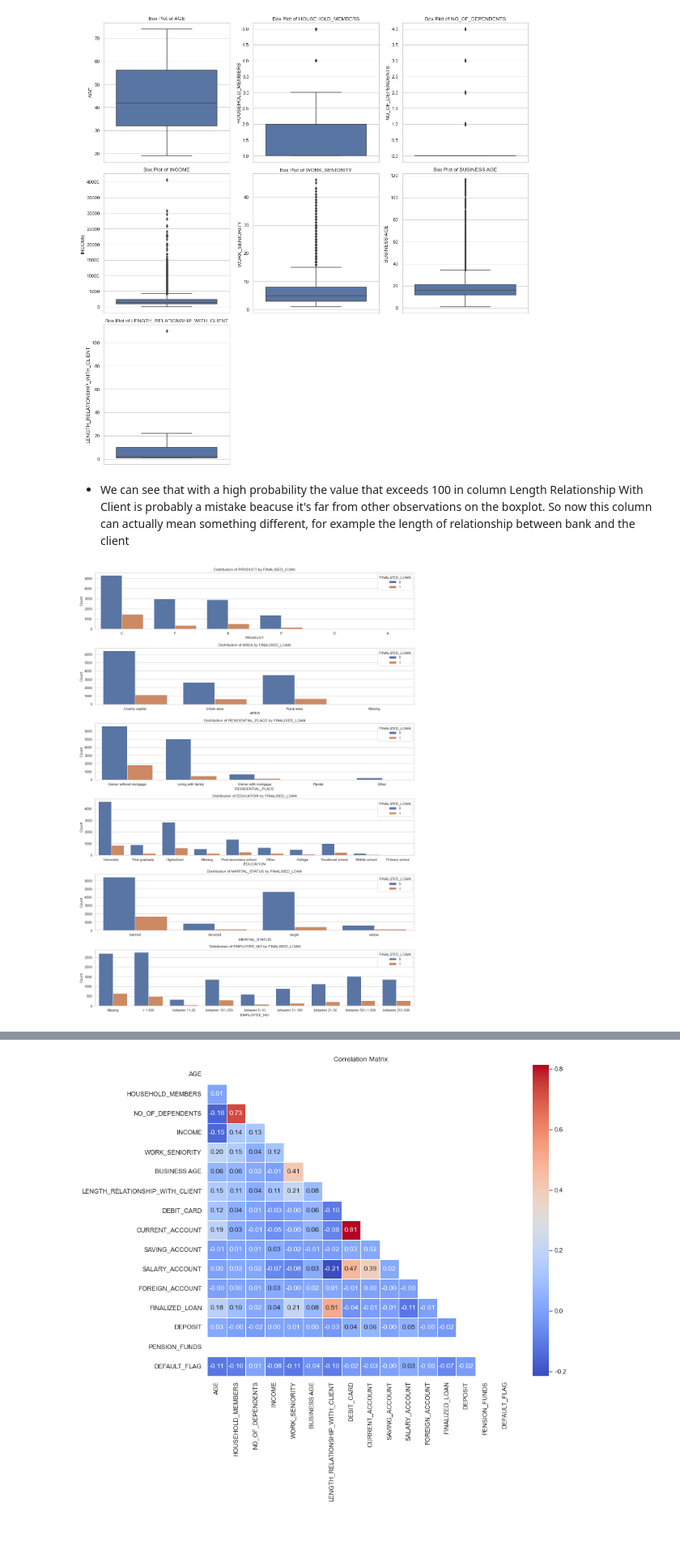
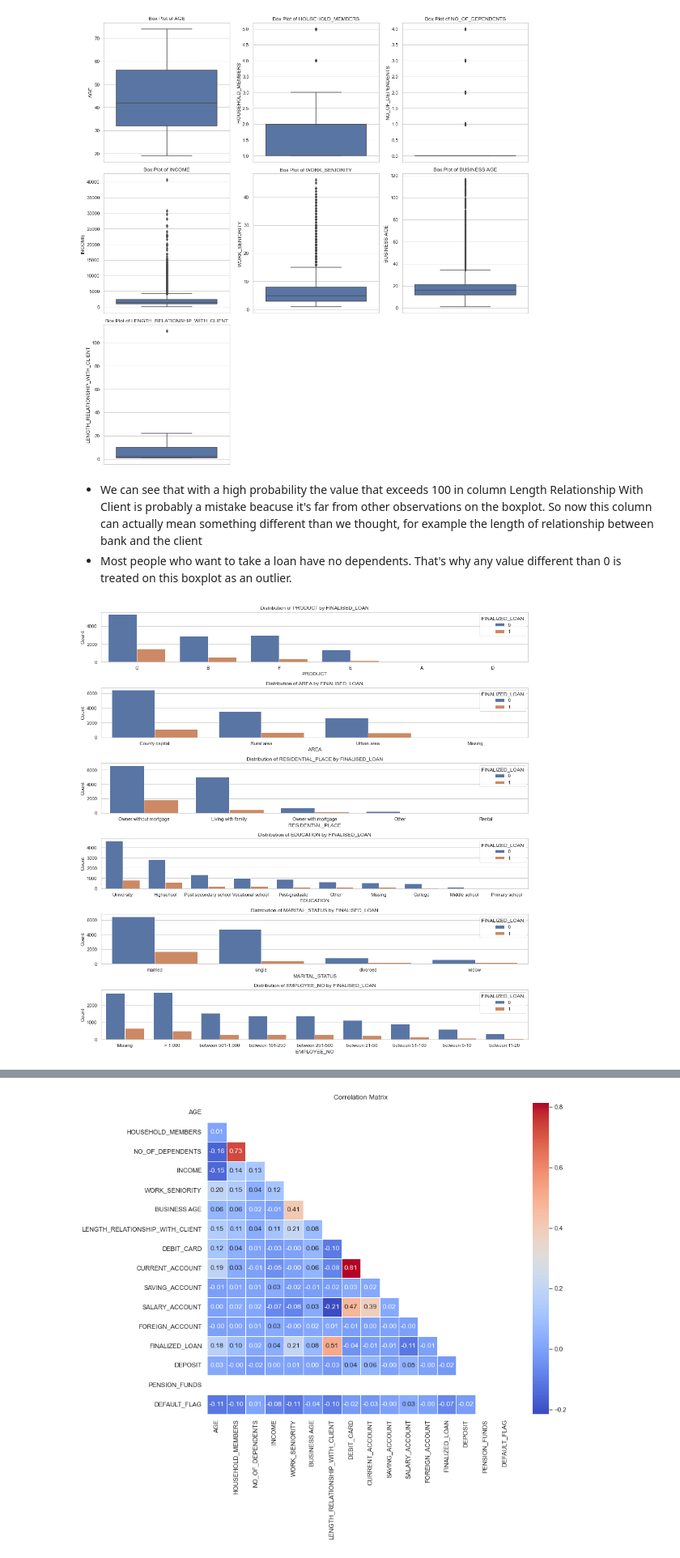
Before and after one commit to MikolajRowicki/Credit-Score-Prediction, a Jupyter notebook: Projekt1.ipynb, the cells around one changed output, grey strips where cells are left out. Shown at 81% size. Cells and saved outputs as stored; diff of their text form; code cells hidden in the pictures; blank space fills up the shorter version.

```diff
--- a/Projekt1.ipynb
+++ b/Projekt1.ipynb
@@ -244,21 +291,23 @@ plt.show()
 # %% [output]
 [figure]
 # %% [markdown]
-* We can see that with a high probability the value that exceeds 100 in column Length Relationship With Client is probably a mistake beacuse it's far from other observations on the boxplot. So now this column can actually mean something different, for example the length of relationship between bank and the client
+* We can see that with a high probability the value that exceeds 100 in column Length Relationship With Client is probably a mistake beacuse it's far from other observations on the boxplot. So now this column can actually mean something different than we thought, for example the length of relationship between bank and the client
+* Most people who want to take a loan have no dependents. That's why any value different than 0 is treated on this boxplot as an outlier.
 # %%
 # Plotting bar plots for the selected categorical features against the FINALISED_LOAN
 
 categorical_columns = ['PRODUCT', 'AREA', 'RESIDENTIAL_PLACE', 'EDUCATION', 'MARITAL_STATUS', 'EMPLOYEE_NO']
-plt.figure(figsize=(15, 20))
+plt.figure(figsize=(15, 15))
 for i, column in enumerate(categorical_columns, 1):
     plt.subplot(6, 1, i)
-    sns.countplot(x=column, hue='FINALIZED_LOAN', data=data)
+    order = data[column].value_counts().index
+    sns.countplot(x=column, hue='FINALIZED_LOAN', data=data, order = order)
     plt.title(f'Distribution of {column} by FINALISED_LOAN')
     plt.xlabel(column)
     plt.ylabel('Count')
     plt.legend(title='FINALIZED_LOAN', loc='upper right')
 
 plt.tight_layout()
 plt.show()
 # %% [output]
-[figure, old version]
+[figure, new version]
```
Also changed, not shown: parts of 34 cells of this notebook.
